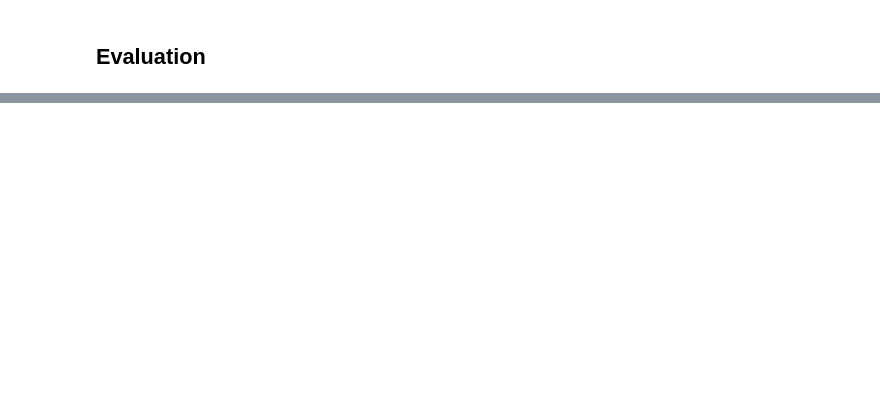
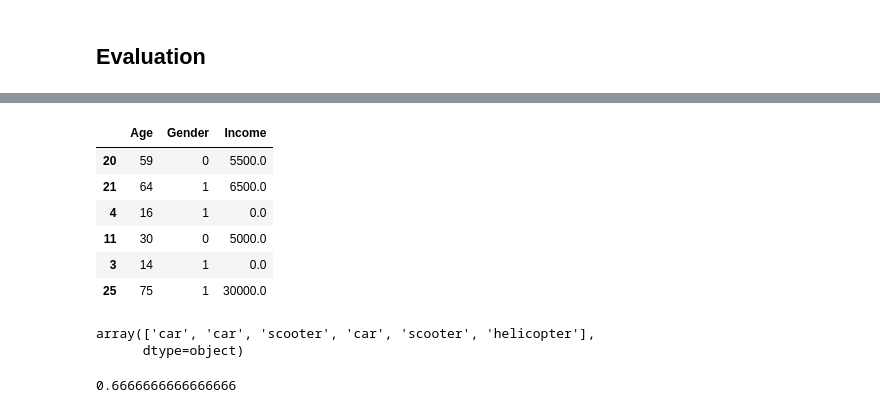
Before and after one commit to S0fft/Learning-Lab, a Jupyter notebook: data_since-machine_learning/scikit-learn/scikit_prediction_and_evaluation.ipynb, the cells around one changed output, grey strips where cells are left out. Drawn from its saved outputs; the diff is of its cells as text; code cells hidden in the pictures; blank space fills up the shorter version.

Commit message:
add model_accuracy_score in evaluation section

```diff
--- a/data_since-machine_learning/scikit-learn/scikit_prediction_and_evaluation.ipynb
+++ b/data_since-machine_learning/scikit-learn/scikit_prediction_and_evaluation.ipynb
@@ -190,0 +198,21 @@ model.fit(X_train, y_train)
+# %%
+X_test
+# %% [output]
+|  | Age | Gender | Income |
+| 20 | 59 | 0 | 5500.0 |
+| 21 | 64 | 1 | 6500.0 |
+| 4 | 16 | 1 | 0.0 |
+| 11 | 30 | 0 | 5000.0 |
+| 3 | 14 | 1 | 0.0 |
+| 25 | 75 | 1 | 30000.0 |
+# %%
+predictions = model.predict(X_test)
+predictions
+# %% [output]
+array(['car', 'car', 'scooter', 'car', 'scooter', 'helicopter'],
+      dtype=object)
+# %%
+model_accuracy_score = accuracy_score(y_test, predictions)
+model_accuracy_score
+# %% [output]
+0.6666666666666666
```
Also changed, not shown: parts of 4 cells of this notebook.
